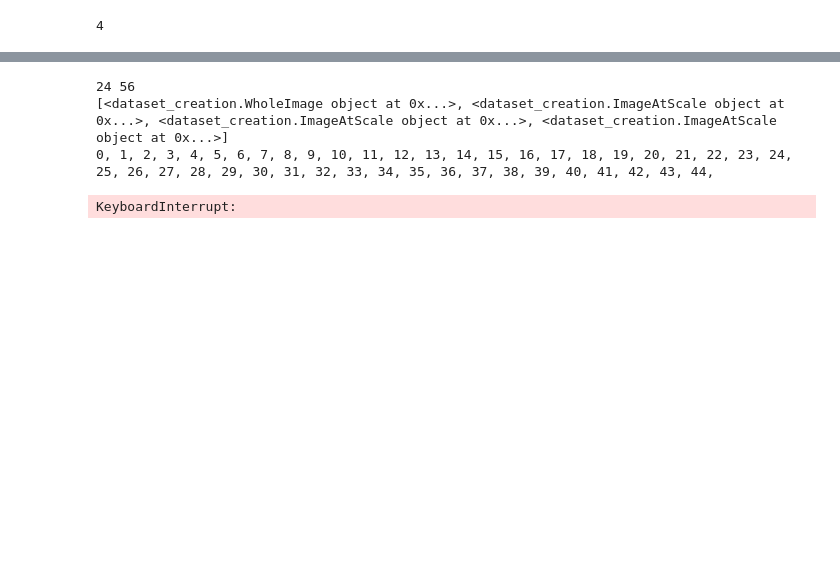
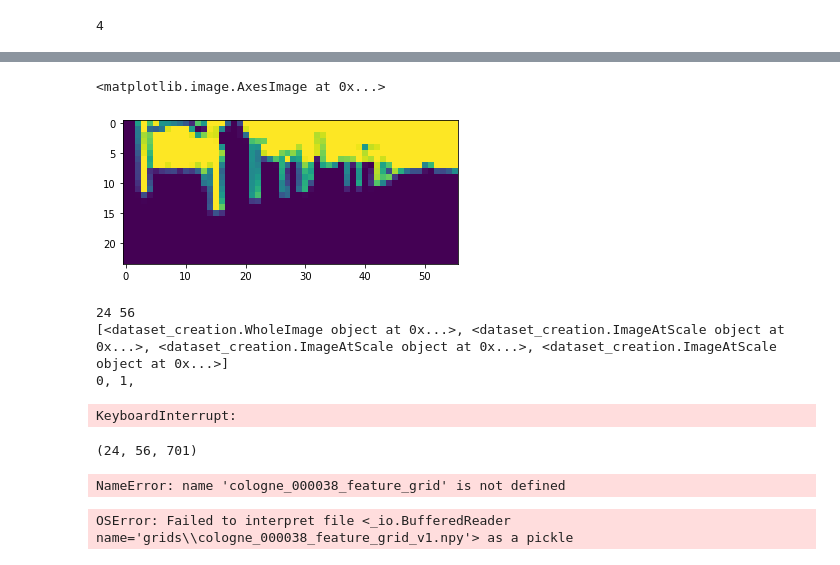
Before and after one commit to benthehuman1/UW-Vision-Segmentation, a Jupyter notebook: toy_segmentation.ipynb, the cells around one changed output, grey strips where cells are left out. Cells and saved outputs as stored; diff of their text form; code cells hidden in the pictures; blank space fills up the shorter version.

```diff
--- a/toy_segmentation.ipynb
+++ b/toy_segmentation.ipynb
@@ -108,7 +108,26 @@ def multiscale_image_grid(anchor_grid: List[List[Tuple[int, int]]], sampler: Mul
         result.append(image_row)
     return result
 
-def feature_grid(image: NDArray[Any], encoder: MultiScaleImageEncoder, scales: List[int]):
+def semantic_composition_grid(sceneID: str, scales: List[int]):
+    smallest_scale = scales[-1]
+    core_oneside_margin = int((scales[0] - smallest_scale) / 2)
+    semantic_composition = cityscapes_helper.loadSemanticInfo(sceneID)
+    ag = anchor_grid(scales[0], scales[-1])
+    nrows = len(ag)
+    ncols = len(ag[0])
+    num_classes = 30
+    result = np.zeros((nrows, ncols, num_classes))
+    for row_i in range(nrows):
+        for col_i in range(ncols):
+            anchor_Y, anchor_X = ag[row_i][col_i]
+            core_anchor_Y = anchor_Y + core_oneside_margin
+            core_anchor_X = anchor_X + core_oneside_margin
+            semantic_core = semantic_composition[core_anchor_Y:core_anchor_Y+smallest_scale, core_anchor_X:core_anchor_X+smallest_scale]
+            result[row_i, col_i, :] = semantic_image_composition(semantic_core)
+    return result
+
+def feature_grid(sceneID: str, encoder: MultiScaleImageEncoder, scales: List[int]):
+    image = cityscapes_helper.loadVisualInfo(sceneID)
     sampler = MultiScaleImageSampler(scales)
     ag = anchor_grid(scales[0], scales[-1])
     image_grid = multiscale_image_grid(ag, sampler, image)
@@ -162,8 +190,39 @@ aceneid, img = cityscapes_helper.loadRandomVisualInfo()
+# %%
+cologne_000038_semantic_grid = semantic_composition_grid(scene_id, s)
+cologne_000038_semantic_grid.shape
+
+foliage_semantic_map = cologne_000038_semantic_grid[:, :, 21]
+fig, ax = plt.subplots()
+ax.imshow(foliage_semantic_map)
+# %% [output]
+<matplotlib.image.AxesImage at 0x...>
+[figure, added]
 # %%
-
-feature_grid(img, multiscaleEncoder, s)
+cologne_000038_feature_grid = feature_grid(scene_id, multiscaleEncoder, s)
 # %% [output]
 24 56
 [<dataset_creation.WholeImage object at 0x...>, <dataset_creation.ImageAtScale object at 0x...>, <dataset_creation.ImageAtScale object at 0x...>, <dataset_creation.ImageAtScale object at 0x...>]
-0, 1, 2, 3, 4, 5, 6, 7, 8, 9, 10, 11, 12, 13, 14, 15, 16, 17, 18, 19, 20, 21, 22, 23, 24, 25, 26, 27, 28, 29, 30, 31, 32, 33, 34, 35, 36, 37, 38, 39, 40, 41, 42, 43, 44,
+0, 1,
 KeyboardInterrupt:
+# %%
+cologne_000038_feature_grid.shape
+# %% [output]
+(24, 56, 701)
+# %%
+feature_grid_path = os.path.join("grids", "cologne_000038_feature_grid_v1.npy")
+semantic_grid_path = os.path.join("grids", "cologne_000038_semantic_grid_v1.npy")
+with open(feature_grid_path, "wb") as f:
+    np.save(f, cologne_000038_feature_grid)
+
+with open(semantic_grid_path, "wb") as f:
+    np.save(f, cologne_000038_semantic_grid)
+# %% [output]
+NameError: name 'cologne_000038_feature_grid' is not defined
+# %%
+with open(feature_grid_path, "rb") as f:
+    cologne_000038_feature_grid = np.load(f, allow_pickle=True)
+
+with open(semantic_grid_path, "rb") as f:
+    cologne_000038_semantic_grid = np.load(f, allow_pickle=True)
+# %% [output]
+OSError: Failed to interpret file <_io.BufferedReader name='grids\\cologne_000038_feature_grid_v1.npy'> as a pickle
```
Also changed, not shown: parts of 13 cells of this notebook, 3 other files.
